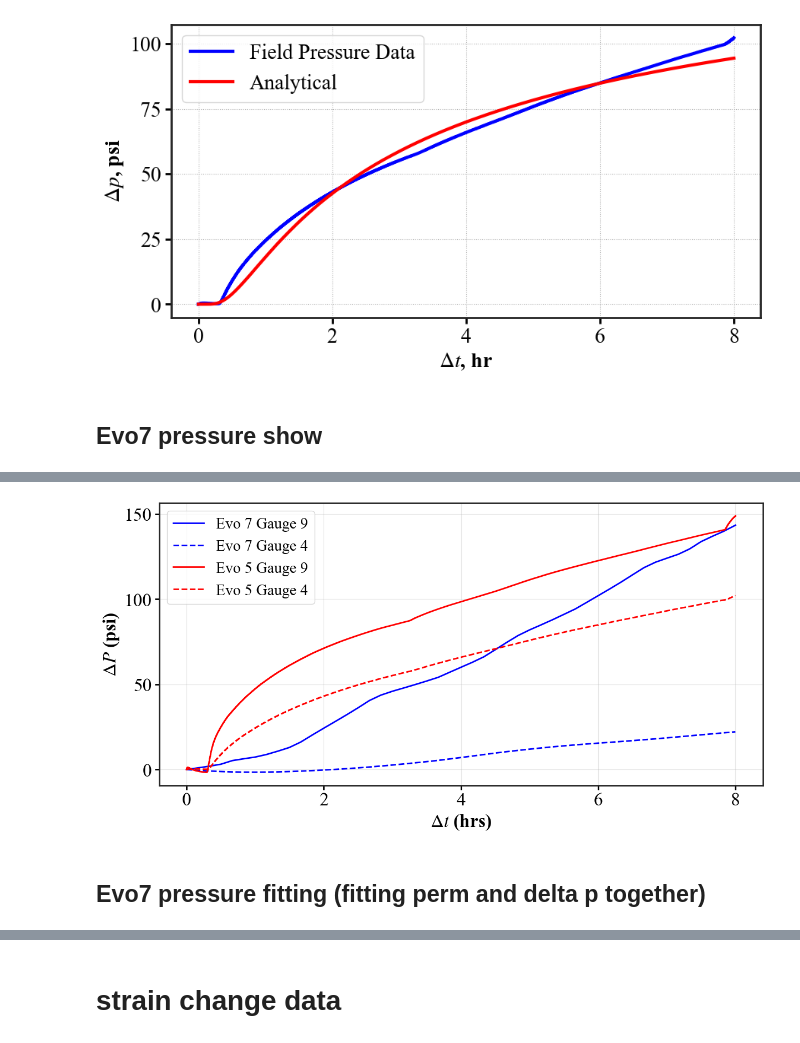
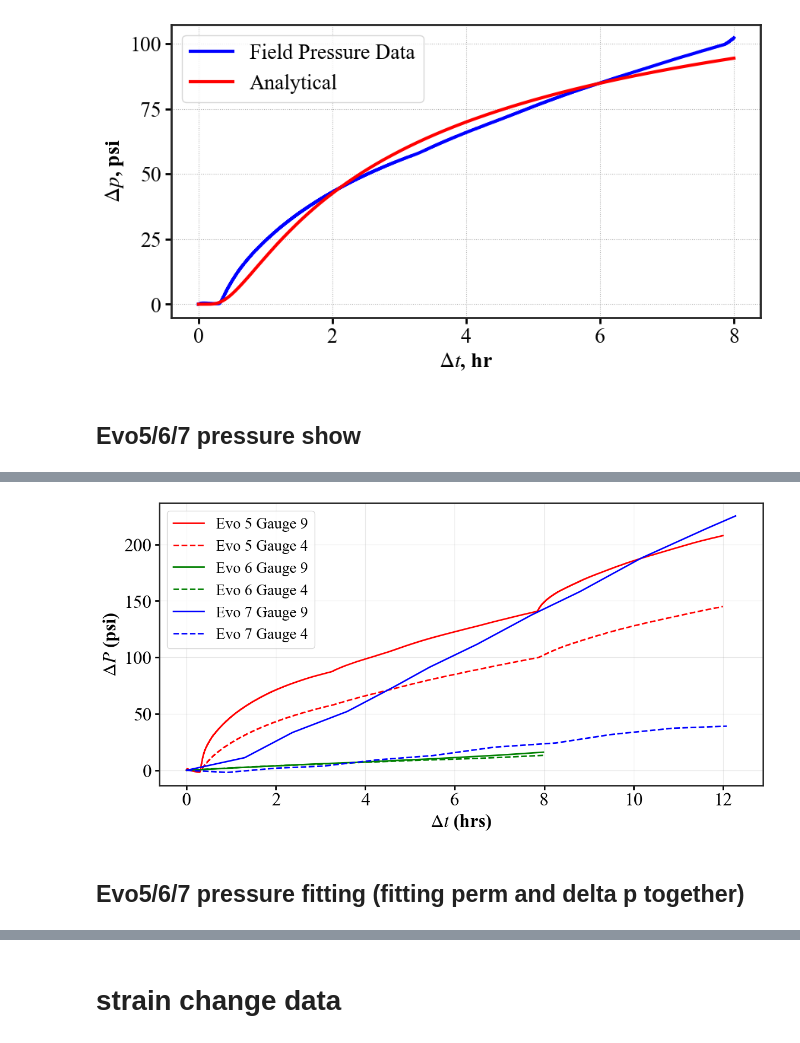
Before and after one commit to felix-mao-1516/plot-for-research-, a Jupyter notebook: 7. pressure_strain_matching.ipynb, the cells around one changed output, grey strips where cells are left out. Drawn from its saved outputs; the diff is of its cells as text; code cells hidden in the pictures.

```diff
--- a/7. pressure_strain_matching.ipynb
+++ b/7. pressure_strain_matching.ipynb
@@ -360,7 +360,7 @@ Best-fit eta = 3.378e+00 ft^2/s
 R^2          = 0.9838
 [figure]
 # %% [markdown]
-## Evo7 pressure show
+## Evo5/6/7 pressure show
 # %%
 %reload_ext autoreload
 %autoreload 2
@@ -473,44 +473,69 @@ def relative_pressure_in_window(df_tp: pd.DataFrame, start_time, end_time, keep_
 # =========================
 configs = [
     {
-        "path": r"C:/Users/fengxiang.mao/Desktop/Devon data/HFTS-1_Devon/Evo_5_6_7_Sep_2025/Evo 7 (flowback)/13004v4.xlsx",
-        "sheet": 0,
-        "unit": "s",
-        "label": "Evo 7 Gauge 9",
-        "start_time": "2022-06-02 08:00:00",
-        "end_time":   "2022-06-02 16:00:00",
-        "style": {"color": "#0000FF", "linestyle": "-",  "linewidth": 2},
-    },
-
-    {
-        "path": r"C:/Users/fengxiang.mao/Desktop/Devon data/HFTS-1_Devon/Evo_5_6_7_Sep_2025/Evo 7 (flowback)/15321v6.xlsx",
-        "sheet": 0,
-        "unit": "s",
-        "label": "Evo 7 Gauge 4",
-        "start_time": "2022-06-02 08:00:00",
-        "end_time":   "2022-06-02 16:00:00",
-        "style": {"color": "#0000FF", "linestyle": "--",  "linewidth": 2},
-    },
-
-    {
         "path": r"C:/Users/fengxiang.mao/Desktop/Devon data/HFTS-1_Devon/20220707/Evo 5 (POP)/13004.xlsx",
         "sheet": 0,
         "unit": "s",
         "label": "Evo 5 Gauge 9",
         "start_time": "2022-03-15 09:00:00",
-        "end_time":   "2022-03-15 17:00:00",
+        "end_time":   "2022-03-15 21:00:00",
         "style": {"color": "red", "linestyle": "-",  "linewidth": 2},
     },
-
     {
         "path": r"C:/Users/fengxiang.mao/Desktop/Devon data/HFTS-1_Devon/20220707/Evo 5 (POP)/15321.xlsx",
         "sheet": 0,
         "unit": "s",
         "label": "Evo 5 Gauge 4",
         "start_time": "2022-03-15 09:00:00",
-        "end_time":   "2022-03-15 17:00:00",
+        "end_time":   "2022-03-15 21:00:00",
         "style": {"color": "red", "linestyle": "--",  "linewidth": 2},
     },
+
+
+
+    {
+        "path": r"C:/Users/fengxiang.mao/Desktop/Devon data/HFTS-1_Devon/Evo_5_6_7_Sep_2025/Evo 6 (choke)/13004_V2.xlsx",
+        "sheet": 0,
+        "unit": "s",
+        "label": "Evo 6 Gauge 9",
+        "start_time": "2022-04-03 01:00:00",
+        "end_time":   "2022-04-03 09:00:00",
+        "style": {"color": "green", "linestyle": "-",  "linewidth": 2},
+    },
+
+    {
+        "path": r"C:/Users/fengxiang.mao/Desktop/Devon data/HFTS-1_Devon/Evo_5_6_7_Sep_2025/Evo 6 (choke)/15321_V2.xlsx",
+        "sheet": 0,
+        "unit": "s",
+        "label": "Evo 6 Gauge 4",
+        "start_time": "2022-04-03 01:00:00",
+        "end_time":   "2022-04-03 09:00:00",
+        "style": {"color": "green", "linestyle": "--",  "linewidth": 2},
+    },
+
+
+
+
+    {
+        "path": r"C:/Users/fengxiang.mao/Desktop/Devon data/HFTS-1_Devon/Evo_5_6_7_Sep_2025/Evo 7 (flowback)/13004.xlsx",
+        "sheet": 0,
+        "unit": "s",
+        "label": "Evo 7 Gauge 9",
+        "start_time": "2022-06-02 08:00:00",
+        "end_time":   "2022-06-02 20:00:00",
+        "style": {"color": "#0000FF", "linestyle": "-",  "linewidth": 2},
+    },
+
+    {
+        "path": r"C:/Users/fengxiang.mao/Desktop/Devon data/HFTS-1_Devon/Evo_5_6_7_Sep_2025/Evo 7 (flowback)/15321.xlsx",
+        "sheet": 0,
+        "unit": "s",
+        "label": "Evo 7 Gauge 4",
+        "start_time": "2022-06-02 08:00:00",
+        "end_time":   "2022-06-02 20:00:00",
+        "style": {"color": "#0000FF", "linestyle": "--",  "linewidth": 2},
+    },
+
 
 ]
 
@@ -582,7 +607,7 @@ Window length: 8.000 hours
 ================================================================================
-[figure, old version]
+[figure, new version]
 # %% [markdown]
-## Evo7 pressure fitting (fitting perm and delta p together)
+## Evo5/6/7 pressure fitting (fitting perm and delta p together)
 # %%
 import numpy as np
 import matplotlib.pyplot as plt
```
Also changed, not shown: parts of 19 cells of this notebook, 10 other files.
